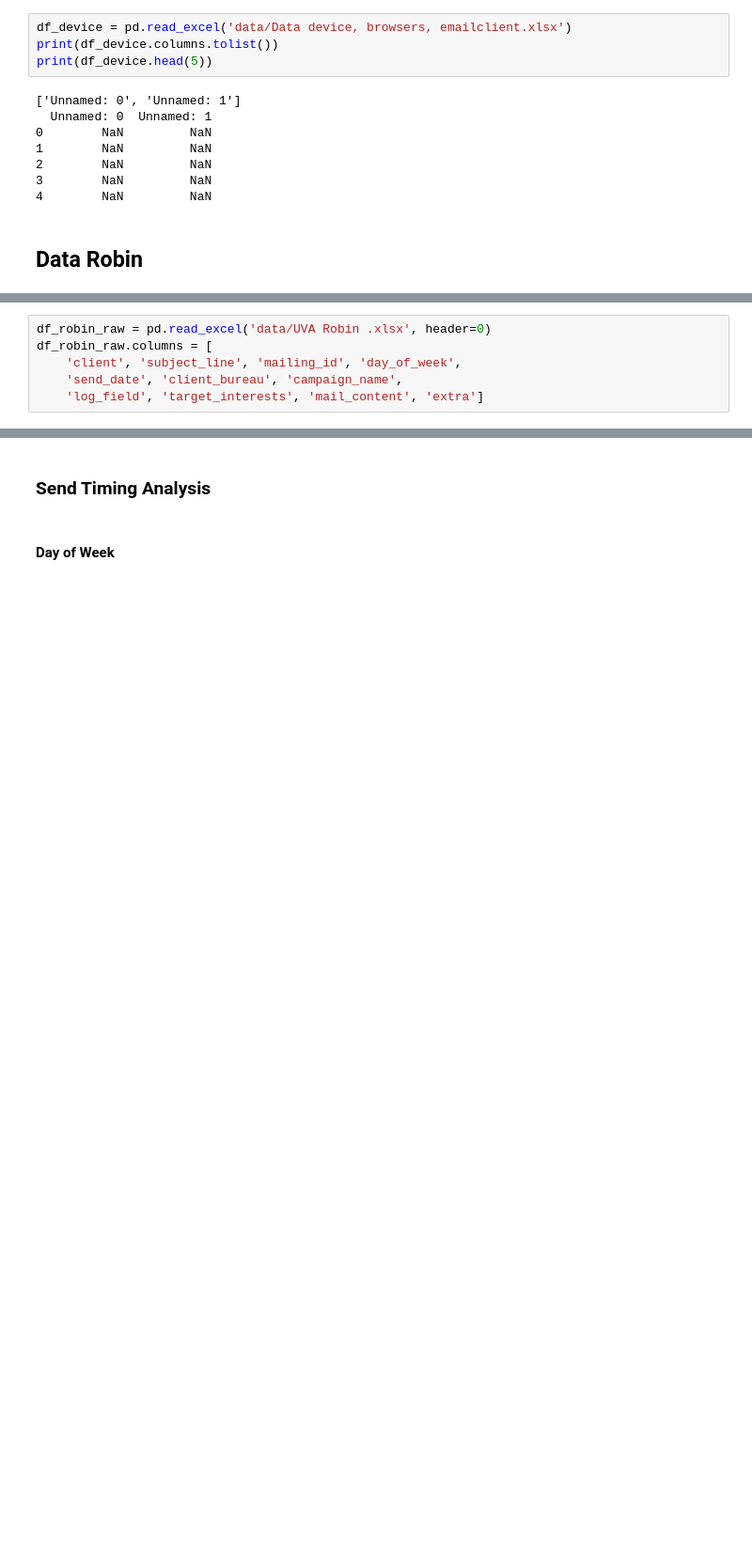
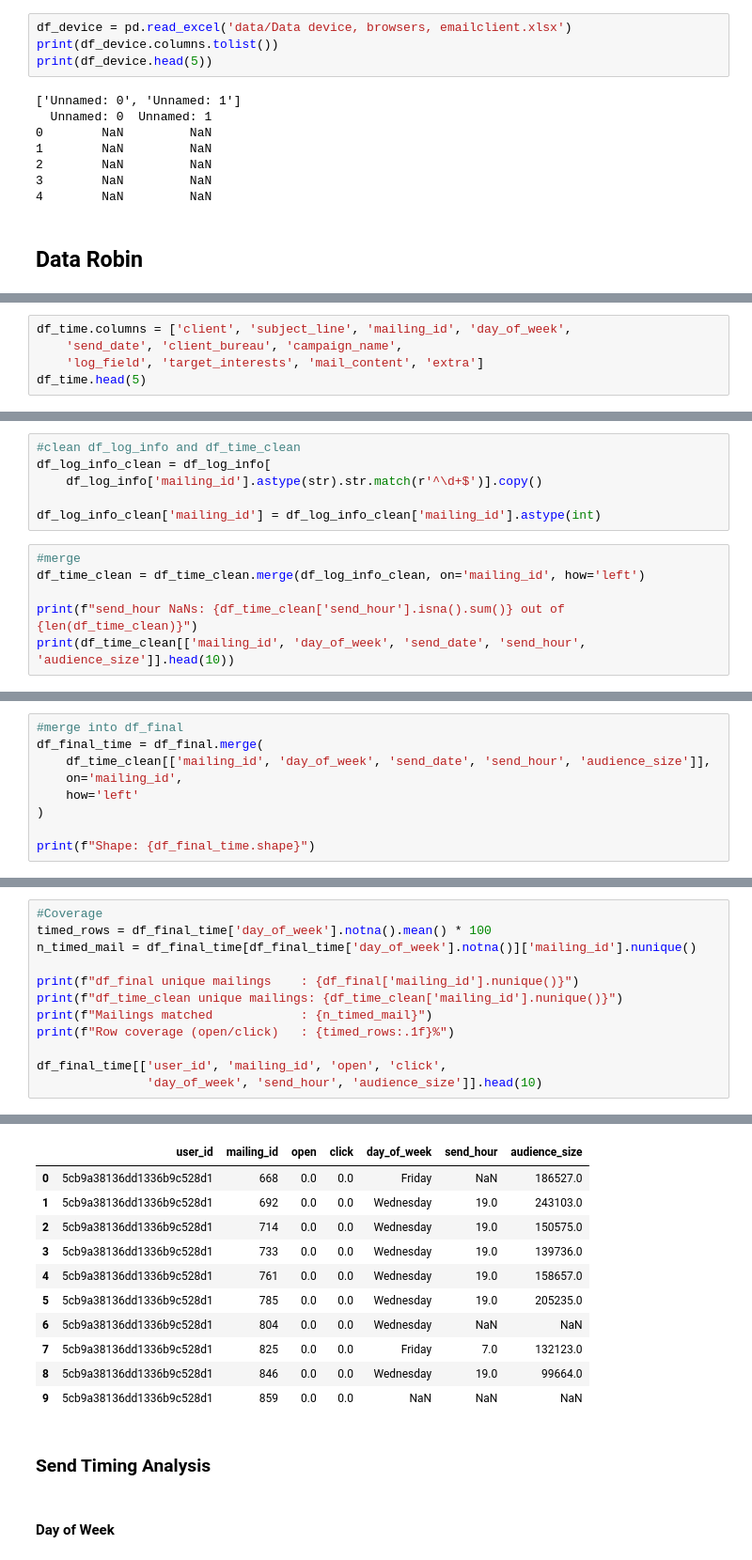
Before and after one commit to giadauva/OMG-Thesis, a Jupyter notebook: Thesis_OMG analysis.ipynb, the cells around one changed output, grey strips where cells are left out. Shown at 94% size. Saved outputs shown, nothing was run; the diff lists cells and outputs as text; blank space fills up the shorter version.

Commit message:
time dataset analysis pt1

```diff
--- a/Thesis_OMG analysis.ipynb
+++ b/Thesis_OMG analysis.ipynb
@@ -4271,6 +4320,5 @@ import re
 # %%
-df_robin_raw = pd.read_excel('data/UVA Robin .xlsx', header=0)
-df_robin_raw.columns = [
-    'client', 'subject_line', 'mailing_id', 'day_of_week',
+df_time.columns = ['client', 'subject_line', 'mailing_id', 'day_of_week',
     'send_date', 'client_bureau', 'campaign_name',
     'log_field', 'target_interests', 'mail_content', 'extra']
+df_time.head(5)
@@ -4388,0 +4428,12 @@ df_robin mailing_ids: [1334, 1345, 1350, 1355, 1361, 1362, 1363, 1364, 1365, 136
+# %%
+#clean df_log_info and df_time_clean
+df_log_info_clean = df_log_info[
+    df_log_info['mailing_id'].astype(str).str.match(r'^\d+$')].copy()
+
+df_log_info_clean['mailing_id'] = df_log_info_clean['mailing_id'].astype(int)
+# %%
+#merge
+df_time_clean = df_time_clean.merge(df_log_info_clean, on='mailing_id', how='left')
+
+print(f"send_hour NaNs: {df_time_clean['send_hour'].isna().sum()} out of {len(df_time_clean)}")
+print(df_time_clean[['mailing_id', 'day_of_week', 'send_date', 'send_hour', 'audience_size']].head(10))
@@ -4388,0 +4453,9 @@ df_robin mailing_ids: [1334, 1345, 1350, 1355, 1361, 1362, 1363, 1364, 1365, 136
+# %%
+#merge into df_final
+df_final_time = df_final.merge(
+    df_time_clean[['mailing_id', 'day_of_week', 'send_date', 'send_hour', 'audience_size']],
+    on='mailing_id',
+    how='left'
+)
+
+print(f"Shape: {df_final_time.shape}")
@@ -4388,0 +4485,13 @@ df_robin mailing_ids: [1334, 1345, 1350, 1355, 1361, 1362, 1363, 1364, 1365, 136
+# %%
+#Coverage
+timed_rows = df_final_time['day_of_week'].notna().mean() * 100
+n_timed_mail = df_final_time[df_final_time['day_of_week'].notna()]['mailing_id'].nunique()
+
+print(f"df_final unique mailings    : {df_final['mailing_id'].nunique()}")
+print(f"df_time_clean unique mailings: {df_time_clean['mailing_id'].nunique()}")
+print(f"Mailings matched            : {n_timed_mail}")
+print(f"Row coverage (open/click)   : {timed_rows:.1f}%")
+
+df_final_time[['user_id', 'mailing_id', 'open', 'click',
+               'day_of_week', 'send_hour', 'audience_size']].head(10)
+# %% [output]
@@ -4389,3 +4502,14 @@ df_robin mailing_ids: [1334, 1345, 1350, 1355, 1361, 1362, 1363, 1364, 1365, 136
+|  | user_id | mailing_id | open | click | day_of_week | send_hour | audience_size |
+| 0 | 5cb9a38136dd1336b9c528d1 | 668 | 0.0 | 0.0 | Friday | NaN | 186527.0 |
+| 1 | 5cb9a38136dd1336b9c528d1 | 692 | 0.0 | 0.0 | Wednesday | 19.0 | 243103.0 |
+| 2 | 5cb9a38136dd1336b9c528d1 | 714 | 0.0 | 0.0 | Wednesday | 19.0 | 150575.0 |
+| 3 | 5cb9a38136dd1336b9c528d1 | 733 | 0.0 | 0.0 | Wednesday | 19.0 | 139736.0 |
+| 4 | 5cb9a38136dd1336b9c528d1 | 761 | 0.0 | 0.0 | Wednesday | 19.0 | 158657.0 |
+| 5 | 5cb9a38136dd1336b9c528d1 | 785 | 0.0 | 0.0 | Wednesday | 19.0 | 205235.0 |
+| 6 | 5cb9a38136dd1336b9c528d1 | 804 | 0.0 | 0.0 | Wednesday | NaN | NaN |
+| 7 | 5cb9a38136dd1336b9c528d1 | 825 | 0.0 | 0.0 | Friday | 7.0 | 132123.0 |
+| 8 | 5cb9a38136dd1336b9c528d1 | 846 | 0.0 | 0.0 | Wednesday | 19.0 | 99664.0 |
+| 9 | 5cb9a38136dd1336b9c528d1 | 859 | 0.0 | 0.0 | NaN | NaN | NaN |
 # %% [markdown]
 ### Send Timing Analysis
 # %% [markdown]
```
Also changed, not shown: parts of 26 cells of this notebook.
